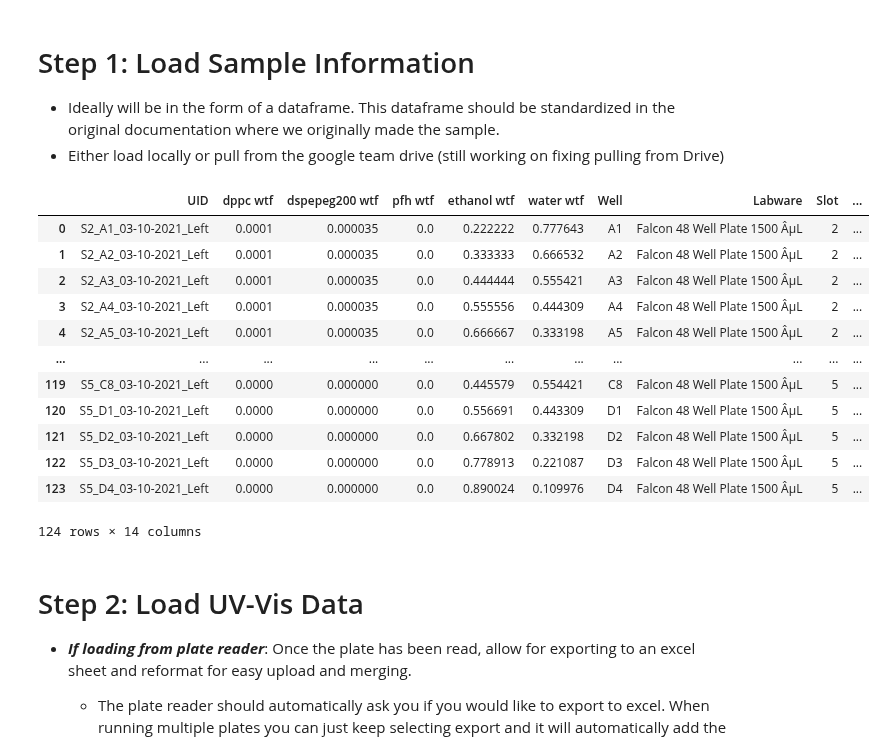
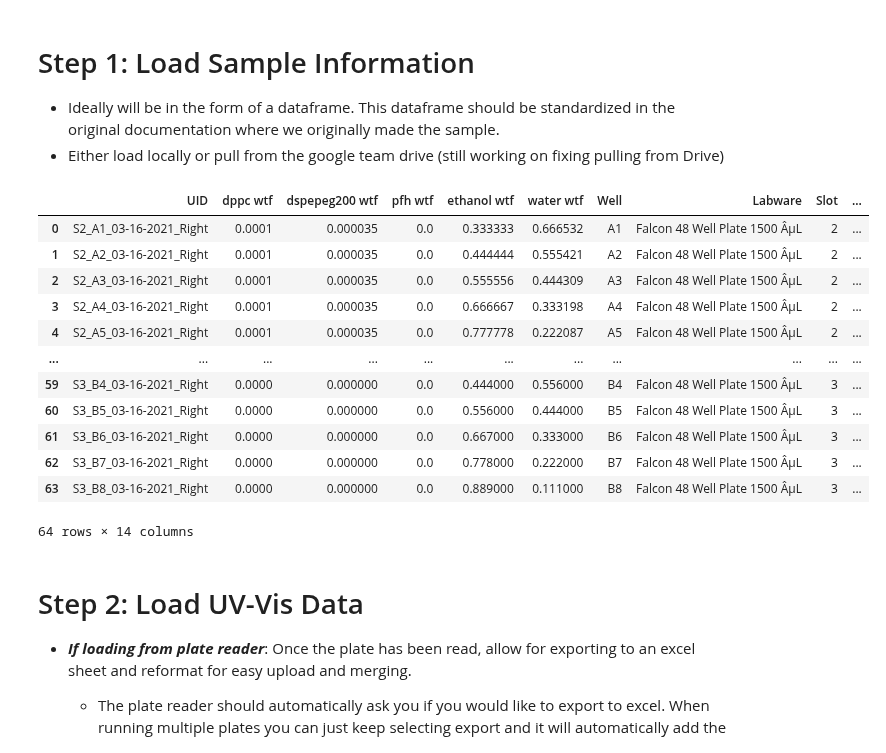
Before and after one commit to pozzo-research-group/OT2-DOE, a Jupyter notebook: PlanPrepareProcess/Plate Reader Notebook.ipynb, the cells around one changed output. Cells and saved outputs as stored; diff of their text form; code cells hidden in the pictures.

```diff
--- a/PlanPrepareProcess/Plate Reader Notebook.ipynb
+++ b/PlanPrepareProcess/Plate Reader Notebook.ipynb
@@ -6,22 +6,22 @@ import pandas as pd
 * Ideally will be in the form of a dataframe. This dataframe should be standardized in the original documentation where we originally made the sample.
 * Either load locally or pull from the google team drive (still working on fixing pulling from Drive)
 # %%
-sample_info = pd.read_csv(r"C:\Users\Edwin\Desktop\OT2-DOE\PlanPrepareProcess\03_08_21 Experiment Synthesis Info")
+sample_info = pd.read_csv(r"03_16_21 Experiment Synthesis Info")
 sample_info
 # %% [output]
 |  | UID | dppc wtf | dspepeg200 wtf | pfh wtf | ethanol wtf | water wtf | Well | Labware | Slot | ... |
-| 0 | S2_A1_03-10-2021_Left | 0.0001 | 0.000035 | 0.0 | 0.222222 | 0.777643 | A1 | Falcon 48 Well Plate 1500 ÂµL | 2 | ... |
-| 1 | S2_A2_03-10-2021_Left | 0.0001 | 0.000035 | 0.0 | 0.333333 | 0.666532 | A2 | Falcon 48 Well Plate 1500 ÂµL | 2 | ... |
-| 2 | S2_A3_03-10-2021_Left | 0.0001 | 0.000035 | 0.0 | 0.444444 | 0.555421 | A3 | Falcon 48 Well Plate 1500 ÂµL | 2 | ... |
-| 3 | S2_A4_03-10-2021_Left | 0.0001 | 0.000035 | 0.0 | 0.555556 | 0.444309 | A4 | Falcon 48 Well Plate 1500 ÂµL | 2 | ... |
-| 4 | S2_A5_03-10-2021_Left | 0.0001 | 0.000035 | 0.0 | 0.666667 | 0.333198 | A5 | Falcon 48 Well Plate 1500 ÂµL | 2 | ... |
+| 0 | S2_A1_03-16-2021_Right | 0.0001 | 0.000035 | 0.0 | 0.333333 | 0.666532 | A1 | Falcon 48 Well Plate 1500 ÂµL | 2 | ... |
+| 1 | S2_A2_03-16-2021_Right | 0.0001 | 0.000035 | 0.0 | 0.444444 | 0.555421 | A2 | Falcon 48 Well Plate 1500 ÂµL | 2 | ... |
+| 2 | S2_A3_03-16-2021_Right | 0.0001 | 0.000035 | 0.0 | 0.555556 | 0.444309 | A3 | Falcon 48 Well Plate 1500 ÂµL | 2 | ... |
+| 3 | S2_A4_03-16-2021_Right | 0.0001 | 0.000035 | 0.0 | 0.666667 | 0.333198 | A4 | Falcon 48 Well Plate 1500 ÂµL | 2 | ... |
+| 4 | S2_A5_03-16-2021_Right | 0.0001 | 0.000035 | 0.0 | 0.777778 | 0.222087 | A5 | Falcon 48 Well Plate 1500 ÂµL | 2 | ... |
 | ... | ... | ... | ... | ... | ... | ... | ... | ... | ... | ... |
-| 119 | S5_C8_03-10-2021_Left | 0.0000 | 0.000000 | 0.0 | 0.445579 | 0.554421 | C8 | Falcon 48 Well Plate 1500 ÂµL | 5 | ... |
-| 120 | S5_D1_03-10-2021_Left | 0.0000 | 0.000000 | 0.0 | 0.556691 | 0.443309 | D1 | Falcon 48 Well Plate 1500 ÂµL | 5 | ... |
-| 121 | S5_D2_03-10-2021_Left | 0.0000 | 0.000000 | 0.0 | 0.667802 | 0.332198 | D2 | Falcon 48 Well Plate 1500 ÂµL | 5 | ... |
-| 122 | S5_D3_03-10-2021_Left | 0.0000 | 0.000000 | 0.0 | 0.778913 | 0.221087 | D3 | Falcon 48 Well Plate 1500 ÂµL | 5 | ... |
-| 123 | S5_D4_03-10-2021_Left | 0.0000 | 0.000000 | 0.0 | 0.890024 | 0.109976 | D4 | Falcon 48 Well Plate 1500 ÂµL | 5 | ... |
+| 59 | S3_B4_03-16-2021_Right | 0.0000 | 0.000000 | 0.0 | 0.444000 | 0.556000 | B4 | Falcon 48 Well Plate 1500 ÂµL | 3 | ... |
+| 60 | S3_B5_03-16-2021_Right | 0.0000 | 0.000000 | 0.0 | 0.556000 | 0.444000 | B5 | Falcon 48 Well Plate 1500 ÂµL | 3 | ... |
+| 61 | S3_B6_03-16-2021_Right | 0.0000 | 0.000000 | 0.0 | 0.667000 | 0.333000 | B6 | Falcon 48 Well Plate 1500 ÂµL | 3 | ... |
+| 62 | S3_B7_03-16-2021_Right | 0.0000 | 0.000000 | 0.0 | 0.778000 | 0.222000 | B7 | Falcon 48 Well Plate 1500 ÂµL | 3 | ... |
+| 63 | S3_B8_03-16-2021_Right | 0.0000 | 0.000000 | 0.0 | 0.889000 | 0.111000 | B8 | Falcon 48 Well Plate 1500 ÂµL | 3 | ... |
-124 rows × 14 columns
+64 rows × 14 columns
 # %% [markdown]
 # Step 2: Load UV-Vis Data
 * ***If loading from plate reader***: Once the plate has been read, allow for exporting to an excel sheet and reformat for easy upload and merging.
```
Also changed, not shown: parts of 6 cells of this notebook, 14 other files.
